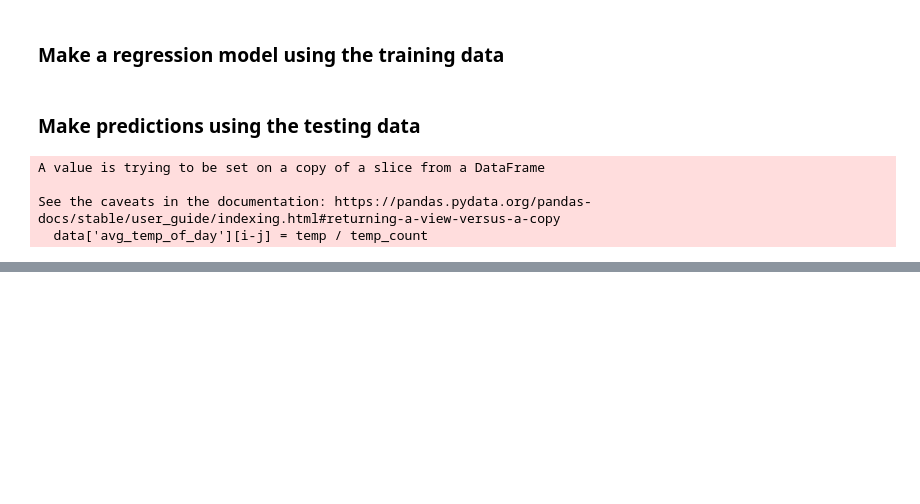
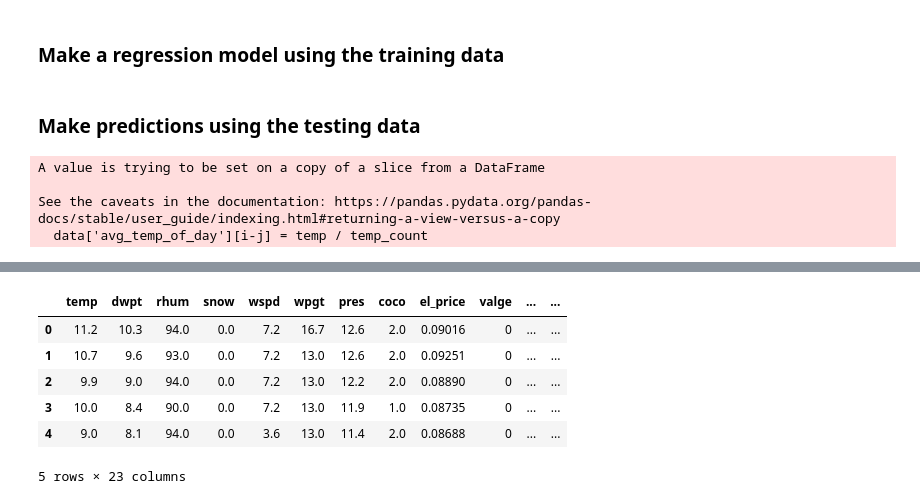
Before and after one commit to TKunnapuu/ElectricityConsumptionPrediction, a Jupyter notebook: model_prediction.ipynb, the cells around one changed output, grey strips where cells are left out. Saved outputs shown, nothing was run; the diff lists cells and outputs as text; code cells hidden in the pictures; blank space fills up the shorter version.

```diff
--- a/model_prediction.ipynb
+++ b/model_prediction.ipynb
@@ -178,31 +247,44 @@ print(X.shape, y.shape)
 # %%
+# Cross-validation for parameter tuning, using the mean absolute error as the score
+from sklearn.model_selection import GridSearchCV
+from sklearn.model_selection import KFold
+from sklearn.model_selection import cross_val_score
+#Import models
+from sklearn.ensemble import GradientBoostingRegressor
+from sklearn.ensemble import HistGradientBoostingRegressor
+from sklearn.neural_network import MLPRegressor
+from sklearn.ensemble import RandomForestRegressor
+from sklearn.svm import SVR
+from sklearn.pipeline import make_pipeline
+from sklearn.preprocessing import StandardScaler
+from sklearn.neural_network import MLPRegressor
+
 if(True):
-    # Cross-validation for parameter tuning, using the mean absolute error as the score
-    from sklearn.model_selection import GridSearchCV
-    from sklearn.model_selection import KFold
-    from sklearn.model_selection import cross_val_score
-    #Import models
-    from sklearn.ensemble import GradientBoostingRegressor
-    from sklearn.ensemble import HistGradientBoostingRegressor
-    from sklearn.neural_network import MLPRegressor
-    from sklearn.ensemble import RandomForestRegressor
+
 
     kf = KFold(n_splits=10,shuffle=True ,random_state=1)
     rf = RandomForestRegressor(random_state=1)
     gbr = GradientBoostingRegressor(random_state=1)
     hgb = HistGradientBoostingRegressor(random_state=1)
+    mlp = MLPRegressor(random_state=1)
 
     models = [rf, gbr, hgb]
 
+    regr = make_pipeline(MinMaxScaler(), SVR())
 
     param_grid = {
-        'loss': ['absolute_error'],
-        'learning_rate': [0.23],
-        'max_iter':[425],
-        'max_leaf_nodes': [27],
+        'activation': ['identity', 'logistic', 'tanh', 'relu'],
+        'solver': ['lbfgs', 'sgd', 'adam'],
+        'alpha': [0.0001, 0.005],
+        'max_iter': [200, 500],
     }
 
 
-    grid = GridSearchCV(hgb, param_grid, cv=kf, scoring='neg_mean_absolute_error', verbose=3, n_jobs=-1)
+    grid = GridSearchCV(mlp, param_grid, cv=kf, scoring='neg_mean_absolute_error', verbose=3, n_jobs=-1)
     grid.fit(X,y)
+    # Get the mean absolute error on the validation data
+
+    print(grid.best_score_)
+    print(grid.best_params_)
+    print(grid.best_estimator_)
 # %% [output]
@@ -354,0 +455,10 @@ plt.show()
+# %%
+X.head()
+# %% [output]
+|  | temp | dwpt | rhum | snow | wspd | wpgt | pres | coco | el_price | valge | ... | ... |
+| 0 | 11.2 | 10.3 | 94.0 | 0.0 | 7.2 | 16.7 | 12.6 | 2.0 | 0.09016 | 0 | ... | ... |
+| 1 | 10.7 | 9.6 | 93.0 | 0.0 | 7.2 | 13.0 | 12.6 | 2.0 | 0.09251 | 0 | ... | ... |
+| 2 | 9.9 | 9.0 | 94.0 | 0.0 | 7.2 | 13.0 | 12.2 | 2.0 | 0.08890 | 0 | ... | ... |
+| 3 | 10.0 | 8.4 | 90.0 | 0.0 | 7.2 | 13.0 | 11.9 | 1.0 | 0.08735 | 0 | ... | ... |
+| 4 | 9.0 | 8.1 | 94.0 | 0.0 | 3.6 | 13.0 | 11.4 | 2.0 | 0.08688 | 0 | ... | ... |
+5 rows × 23 columns
```
Also changed, not shown: parts of 13 cells of this notebook, 5 other files.
